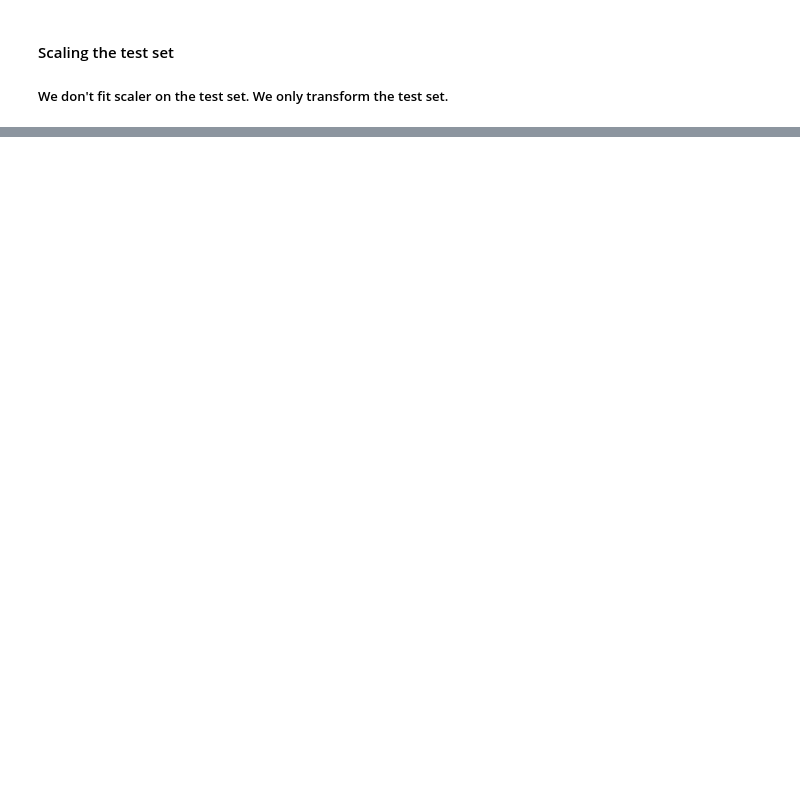
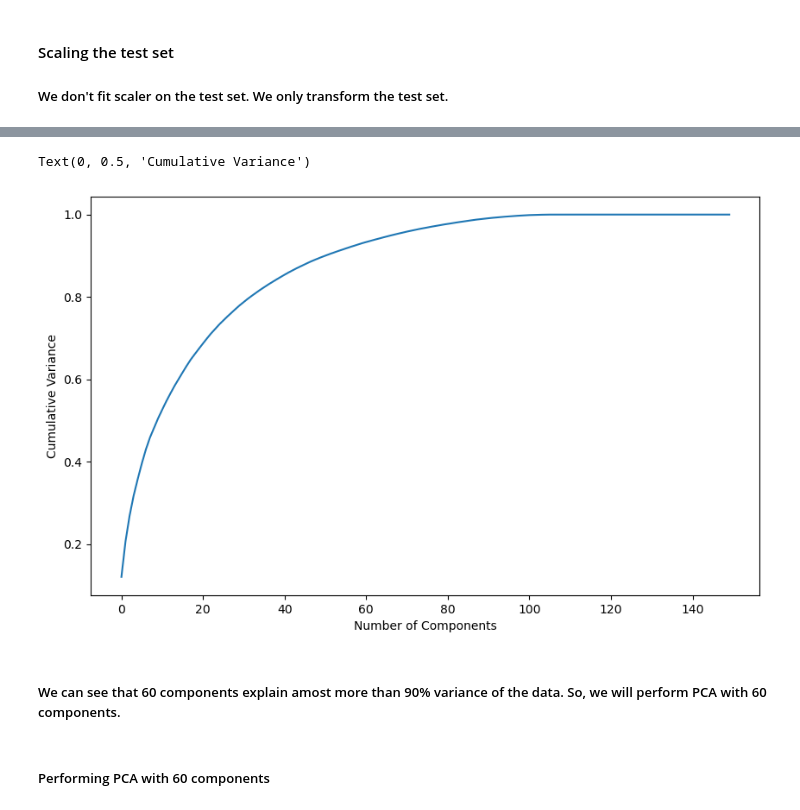
Before and after one commit to burakarabacioglu/Vodafone-ML-Internship-Portfolio, a Jupyter notebook: Customer_Churn_Prediction/churn_prediction.ipynb, the cells around one changed output, grey strips where cells are left out. Cells and saved outputs as stored; diff of their text form; code cells hidden in the pictures; blank space fills up the shorter version.

```diff
--- a/Customer_Churn_Prediction/churn_prediction.ipynb
+++ b/Customer_Churn_Prediction/churn_prediction.ipynb
@@ -762,0 +768,9 @@ X_test.head()
+# %%
+# Instantiate PCA
+pca = PCA(random_state=42)
+# Fit train set on PCA
+pca.fit(X_train)
+PCA(copy=True, iterated_power='auto', n_components=None, random_state=42,
+    svd_solver='auto', tol=0.0, whiten=False)
+# Principal components
+pca.components_
@@ -762,0 +792,4 @@ X_test.head()
+# %%
+# Cumuliative varinace of the PCs
+variance_cumu = np.cumsum(pca.explained_variance_ratio_)
+print(variance_cumu)
@@ -762,0 +814,13 @@ X_test.head()
+# %%
+# Plotting scree plot
+fig = plt.figure(figsize = (10,6))
+plt.plot(variance_cumu)
+plt.xlabel('Number of Components')
+plt.ylabel('Cumulative Variance')
+# %% [output]
+Text(0, 0.5, 'Cumulative Variance')
+[figure, added]
+# %% [markdown]
+##### We can see that 60 components explain amost more than 90% variance of the data. So, we will perform PCA with 60 components.
+# %% [markdown]
+##### Performing PCA with 60 components
```
Also changed, not shown: parts of 29 cells of this notebook.
